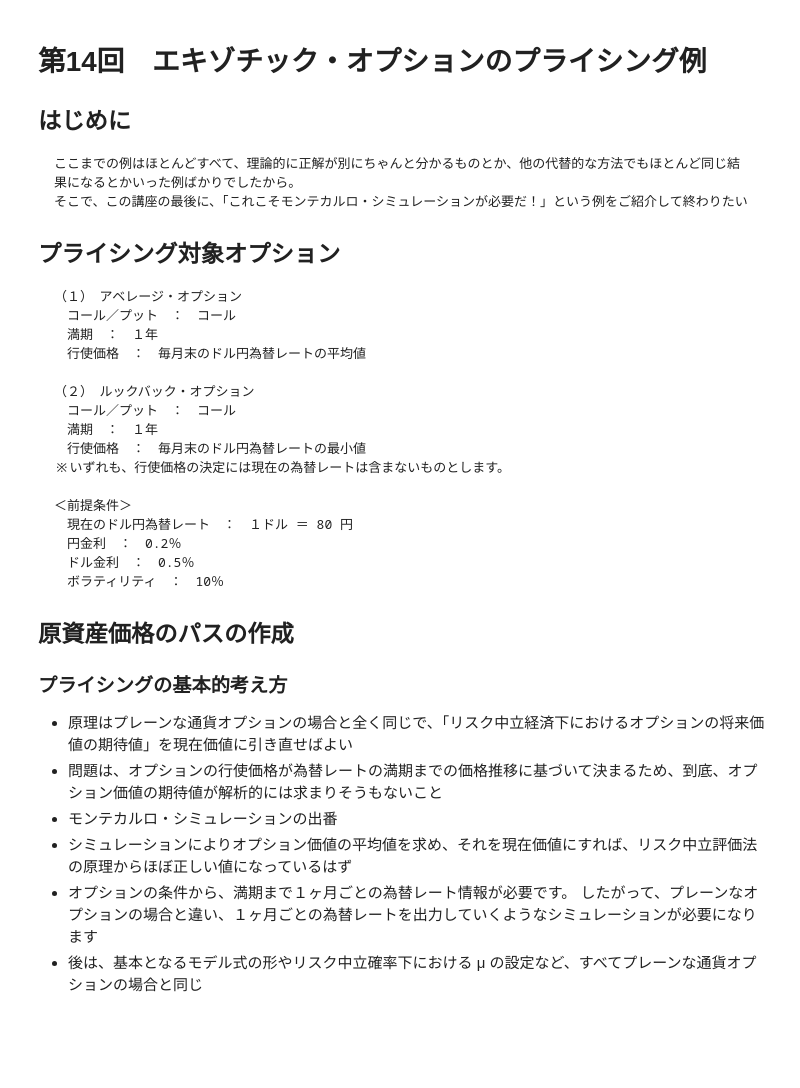
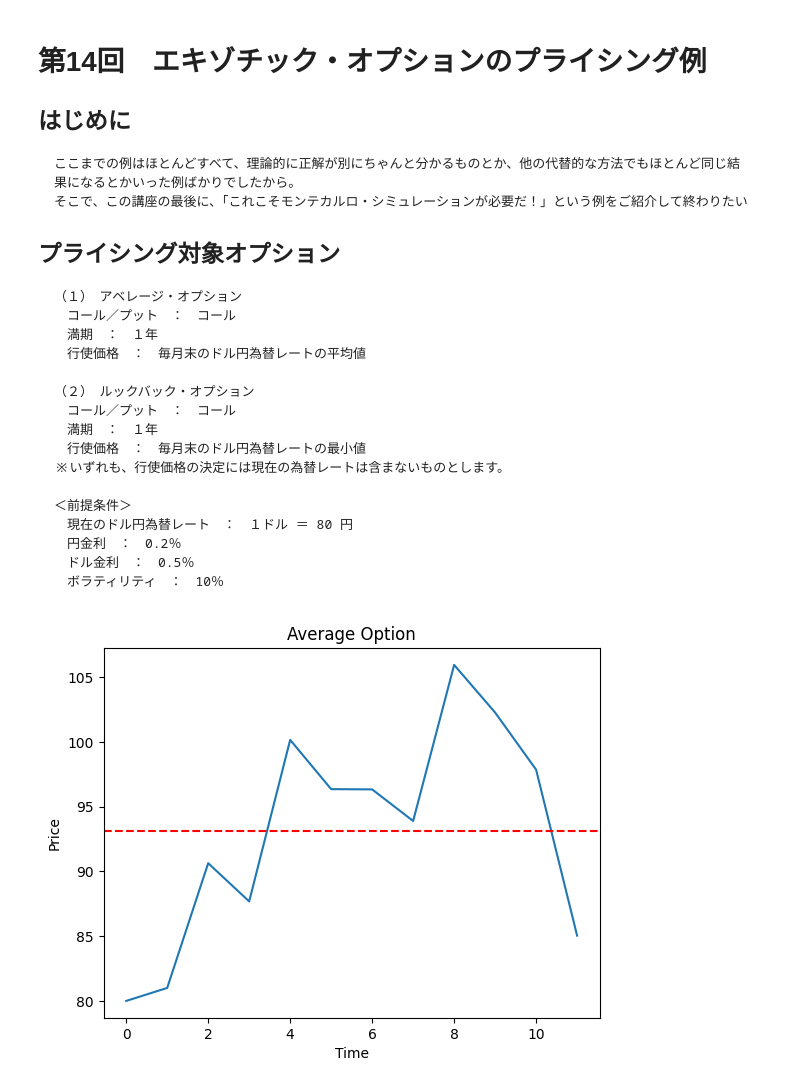
Before and after one commit to oroshisoba/monte-carlo, a Jupyter notebook: notes/monte-carlo-14.ipynb, the cells around one changed output. Saved outputs shown, nothing was run; the diff lists cells and outputs as text; code cells hidden in the pictures; blank space fills up the shorter version.

````diff
--- a/notes/monte-carlo-14.ipynb
+++ b/notes/monte-carlo-14.ipynb
@@ -28,14 +28,37 @@
 　ドル金利　：　0.5％
 　ボラティリティ　：　10％
 ```
-
-## 原資産価格のパスの作成
-
-### プライシングの基本的考え方
-
-- 原理はプレーンな通貨オプションの場合と全く同じで、「リスク中立経済下におけるオプションの将来価値の期待値」を現在価値に引き直せばよい
-- 問題は、オプションの行使価格が為替レートの満期までの価格推移に基づいて決まるため、到底、オプション価値の期待値が解析的には求まりそうもないこと
-- モンテカルロ・シミュレーションの出番
-- シミュレーションによりオプション価値の平均値を求め、それを現在価値にすれば、リスク中立評価法の原理からほぼ正しい値になっているはず
-- オプションの条件から、満期まで１ヶ月ごとの為替レート情報が必要です。 したがって、プレーンなオプションの場合と違い、１ヶ月ごとの為替レートを出力していくようなシミュレーションが必要になります
-- 後は、基本となるモデル式の形やリスク中立確率下における μ の設定など、すべてプレーンな通貨オプションの場合と同じ
+# %%
+# アベレージオプションのイメージを描画する
+import numpy as np
+import matplotlib.pyplot as plt
+
+## 横軸が期間、縦軸が価格のグラフを描画する
+## グラフに行使価格を示す線(y=strike_price)を描画する
+## xlableは全ての値を表示する
+def plot_price(title, price, strike_price):
+    plt.plot(price)
+    plt.axhline(y=strike_price, color='r', linestyle='--')
+    plt.title(title)
+    plt.xlabel("Time")
+    plt.ylabel("Price")
+    plt.show()
+
+# 期間は1ヶ月ごとの12ヶ月
+T = 12
+# 価格の初期値
+S0 = 80
+# ボラティリティ
+sigma = 0.1
+# 毎月の為替は正規分布に従う
+price = np.zeros(T)
+price[0] = S0
+# 簡易のため、為替は前月の為替に正規分布の乱数を加えるものとする
+for t in range(1, T):
+    price[t] = price[t-1] * (1 + np.random.normal(0, sigma))
+# 行使価格は価格の平均値とする
+strike_price = np.mean(price)
+# 価格のグラフを描画
+plot_price("Average Option", price, strike_price)
+# %% [output]
+[figure, added]
````
Also changed, not shown: parts of 7 cells of this notebook, 1 other file.
